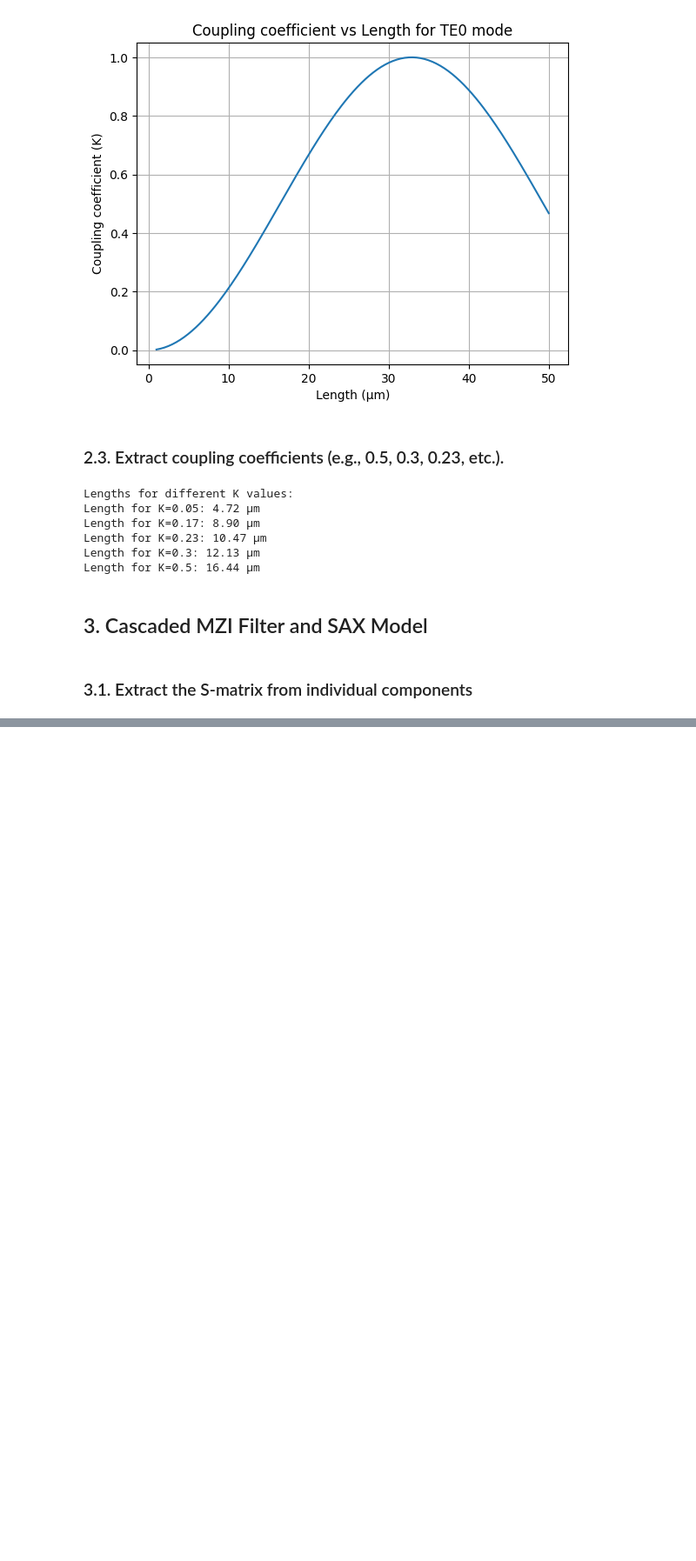
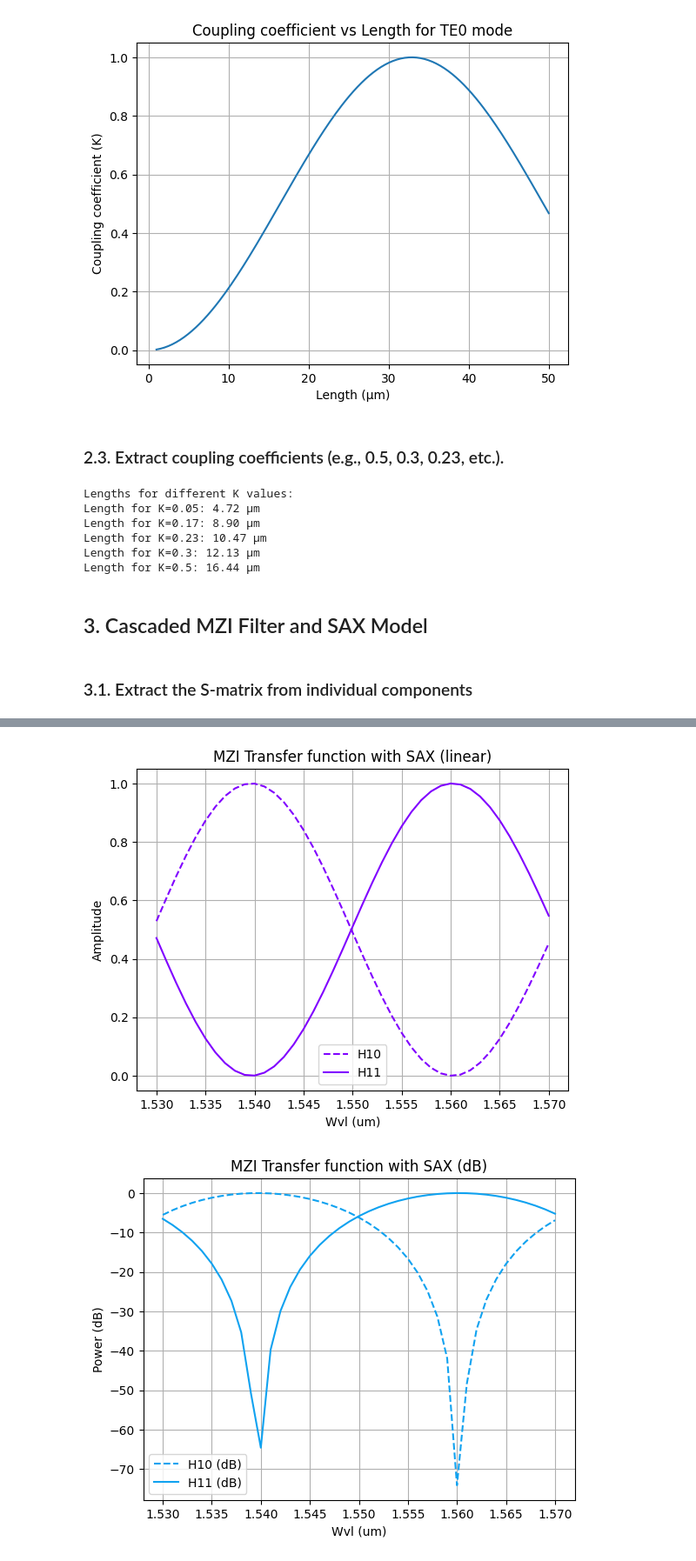
Before and after one commit to snacmuo/pic-upv-lab5-finalproject, a Jupyter notebook: FInal_Project_Sergi_Nàcher_Muñoz.ipynb, the cells around one changed output, grey strips where cells are left out. Shown at 87% size. Drawn from its saved outputs; the diff is of its cells as text; code cells hidden in the pictures; blank space fills up the shorter version.

```diff
--- a/FInal_Project_Sergi_Nàcher_Muñoz.ipynb
+++ b/FInal_Project_Sergi_Nàcher_Muñoz.ipynb
@@ -566,3 +503,46 @@ Orden de interf m: 10.0
+# %%
+mzi_test = mzi(wl=wvl,
+    coup_a = {"coupling": K_a},
+    wvg_d={"length": Ld, "neff": neffd, "loss": alphad},
+    wvg_u={"length": Lu, "neff": neffu, "loss": alphau},
+    coup_b = {"coupling": K_b} )
+
+H00 = mzi_test["in0", "out0"]
+H10 = mzi_test["in0", "out1"]
+H01 = mzi_test["in1", "out0"]
+H11 = mzi_test["in1", "out1"]
+
+H00_dB = 20 * jnp.log10(jnp.abs(H00)**2)  # Multiplicamos por 2 para normalizar la potencia de entrada
+H10_dB = 20 * jnp.log10(jnp.abs(H10)**2)
+H01_dB = 20 * jnp.log10(jnp.abs(H01)**2)
+H11_dB = 20 * jnp.log10(jnp.abs(H11)**2)
+
+# Plot
+plt.figure()
+#plt.plot(wvl, np.abs(H00)**2, linestyle='-', color=color[1], label='H00')
+plt.plot(wvl, np.abs(H10)**2, linestyle='--', color=color[0], label='H10')
+#plt.plot(wvl, np.abs(H01)**2, linestyle='--', color=color[2], label='H01')
+plt.plot(wvl, np.abs(H11)**2, linestyle='-', color=color[0], label='H11')
+plt.xlabel('Wvl (um)')
+plt.ylabel('Amplitude')
+plt.title('MZI Transfer function with SAX (linear)')
+plt.legend()
+plt.grid(True)
+
+plt.figure()
+#plt.plot(wvl, H00_dB, linestyle='-', color=color[1], label='H00 (dB)')
+plt.plot(wvl, H10_dB, linestyle='--', color=color[2], label='H10 (dB)')
+#plt.plot(wvl, H01_dB, linestyle='--', color=color[2], label='H01 (dB)')
+plt.plot(wvl, H11_dB, linestyle='-', color=color[2], label='H11 (dB)')
+plt.xlabel('Wvl (um)')
+plt.ylabel('Power (dB)')
+plt.title('MZI Transfer function with SAX (dB)')
+plt.legend()
+plt.grid(True)
+plt.show()
+# %% [output]
+[figure, added]
+[figure, added]
 # %%
 # Hacer un barrido de longitudes. que confifuración de L1 y L2
 #Recalcular als longitudes para obtener las FSR que de piden en S1 y en S2. Se fija L1 y se halla L2 (mediante una fórmula)
```
Also changed, not shown: parts of 8 cells of this notebook.
